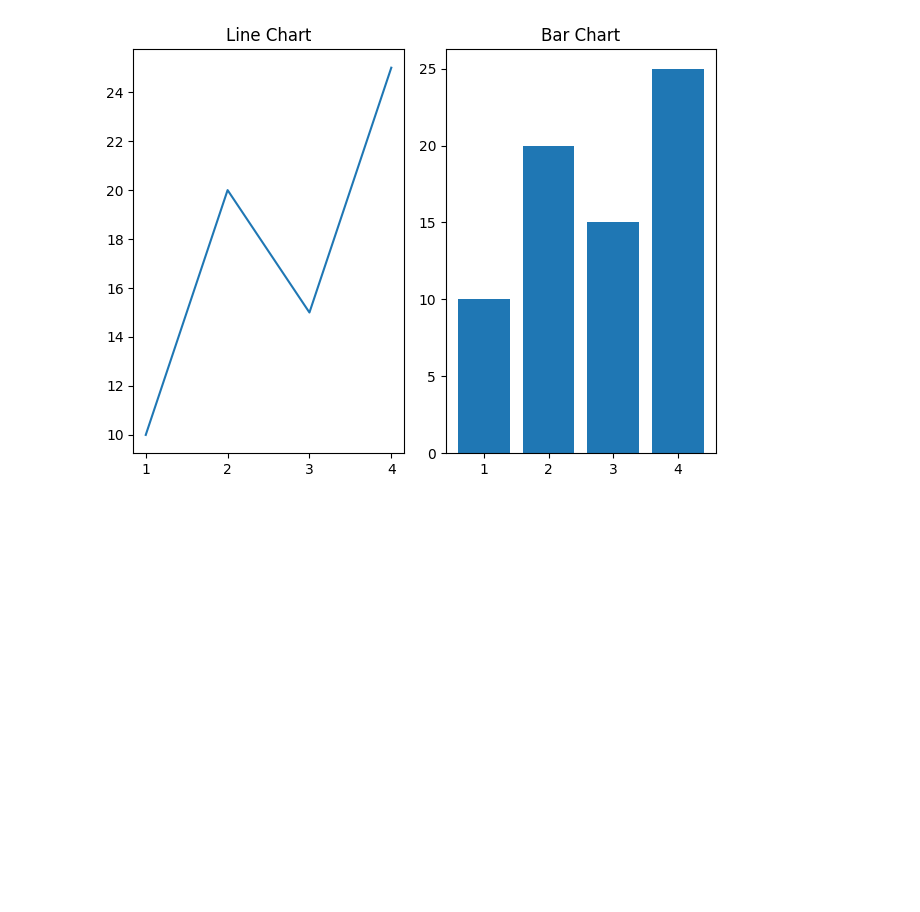
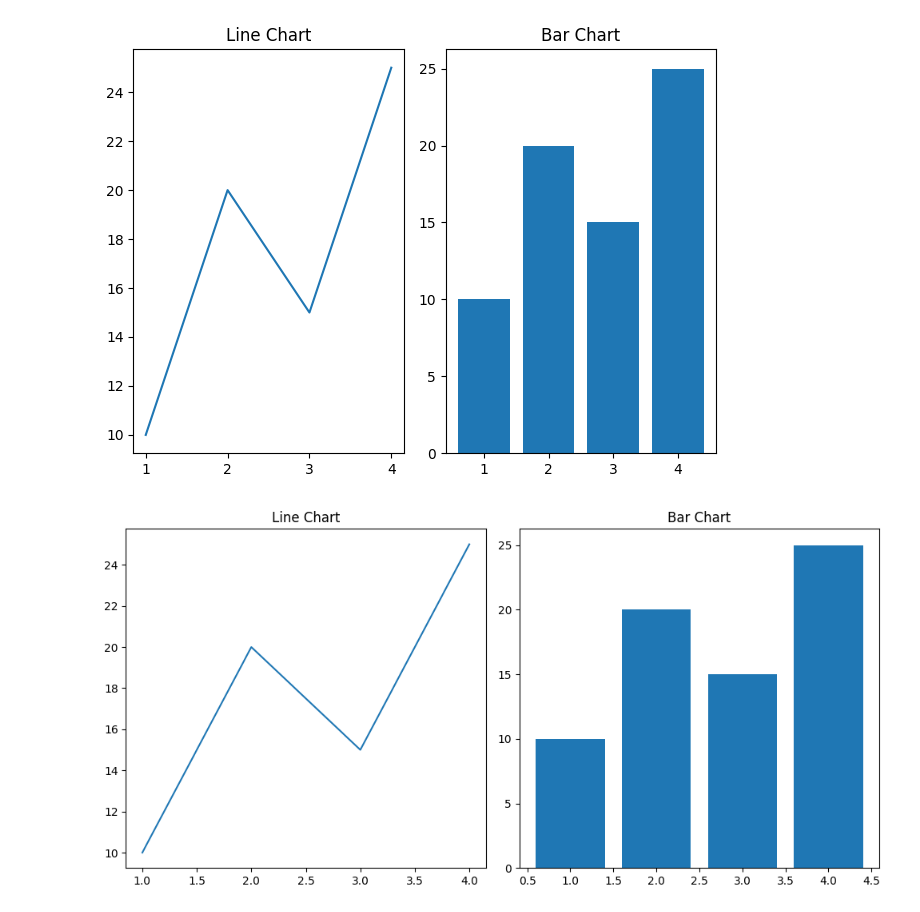
Before and after one commit to Atharva0987/Data-Analyst-1-Project, a Jupyter notebook: chapter_appendix-tools-for-deep-learning/jupyter.ipynb, the cells around one changed output. Drawn from its saved outputs; the diff is of its cells as text; code cells hidden in the pictures; blank space fills up the shorter version.

```diff
--- a/chapter_appendix-tools-for-deep-learning/jupyter.ipynb
+++ b/chapter_appendix-tools-for-deep-learning/jupyter.ipynb
@@ -87,3 +87,27 @@ plt.tight_layout()
 plt.show()
 # %% [output]
 [figure]
+# %%
+import matplotlib.pyplot as plt
+
+x = [1,2,3,4]
+
+y = [10,20,15,25]
+
+#fig, ax = plt.subplots(nrows, ncols, figsize=(width,height))
+
+fig, ax = plt.subplots(1,2, figsize=(10,5))
+
+x = [1,2,3,4]
+
+y = [10,20,15,25]
+
+ax[0].plot(x,y)
+ax[0].set_title('Line Chart')
+
+ax[1].bar(x,y)
+ax[1].set_title('Bar Chart')
+plt.tight_layout()
+plt.show()
+# %% [output]
+[figure, added]
```
